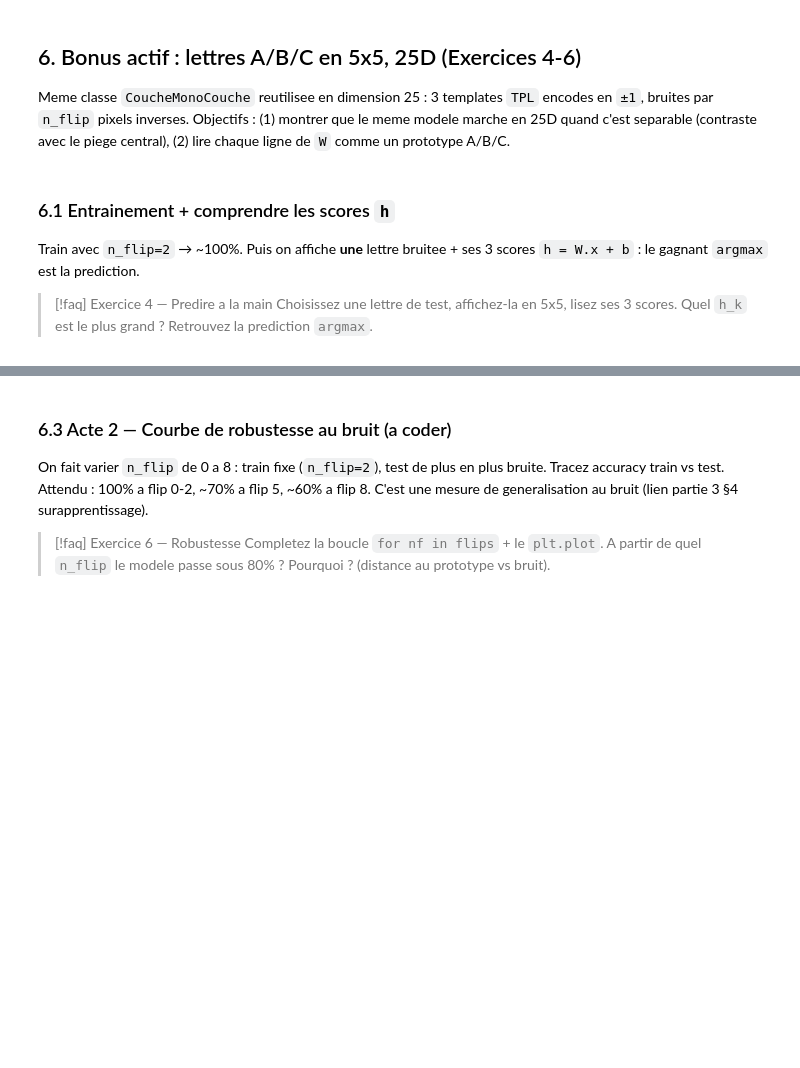
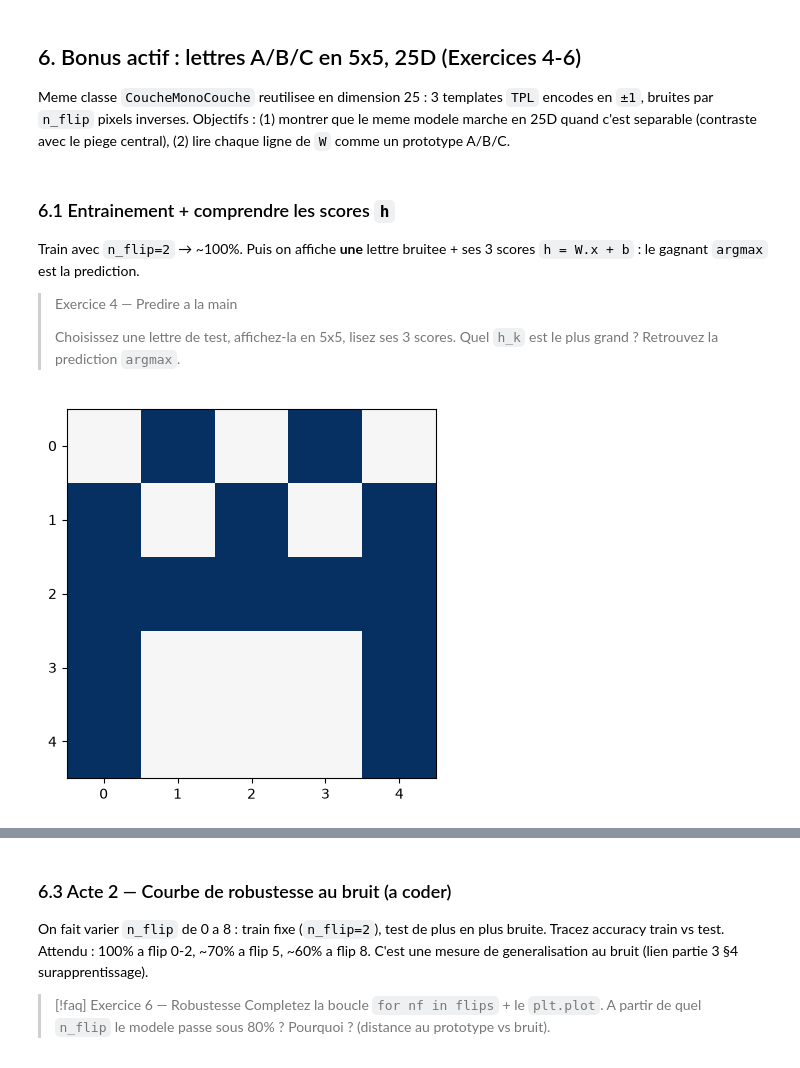
Before and after one commit to sapristi/cours_ml, a Jupyter notebook: td_02_mono_couche/mono_couche.ipynb, the cells around one changed output, grey strips where cells are left out. Saved outputs shown, nothing was run; the diff lists cells and outputs as text; code cells hidden in the pictures; blank space fills up the shorter version.

```diff
--- a/td_02_mono_couche/mono_couche.ipynb
+++ b/td_02_mono_couche/mono_couche.ipynb
@@ -133,5 +177,15 @@ TPL = {
 ### 6.1 Entrainement + comprendre les scores `h`
 Train avec `n_flip=2` → ~100%. Puis on affiche **une** lettre bruitee + ses 3 scores `h = W.x + b` : le gagnant `argmax` est la prediction.
 
-> [!faq] Exercice 4 — Predire a la main
+> Exercice 4 — Predire a la main
+>
 > Choisissez une lettre de test, affichez-la en 5x5, lisez ses 3 scores. Quel `h_k` est le plus grand ? Retrouvez la prediction `argmax`.
+# %%
+def affiche_lettre(lettre: np.ndarray, ax=None):
+    if ax is None:
+        fig, ax = plt.subplots()
+    ax.imshow(lettre.reshape(5,5), cmap="RdBu", vmin=-1, vmax=1)
+
+affiche_lettre(TPL[0])
+# %% [output]
+[figure, added]
```
Also changed, not shown: parts of 24 cells of this notebook, 22 other files.
